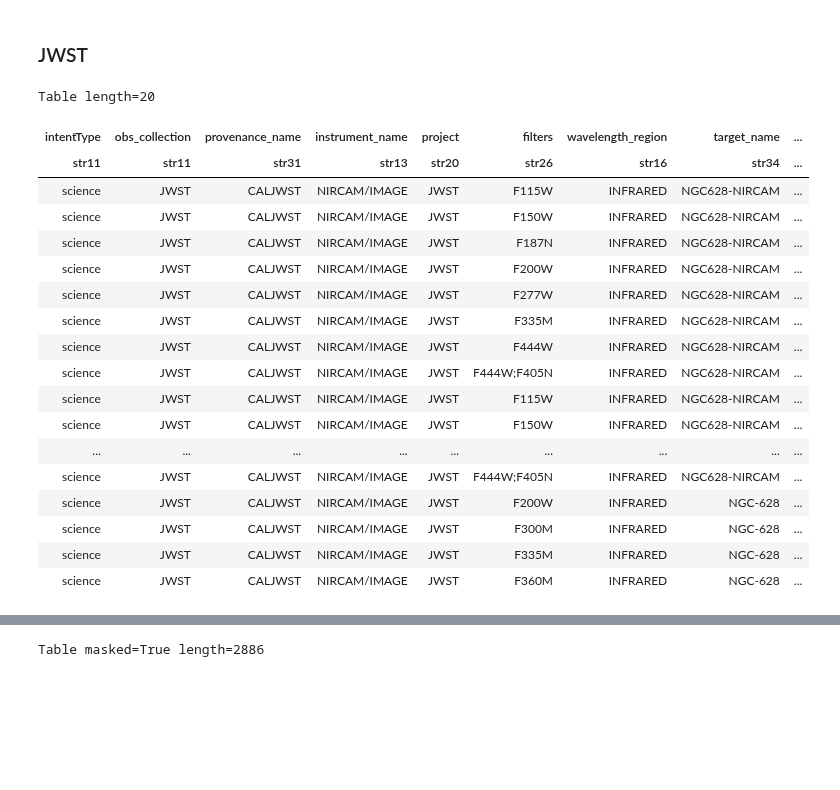
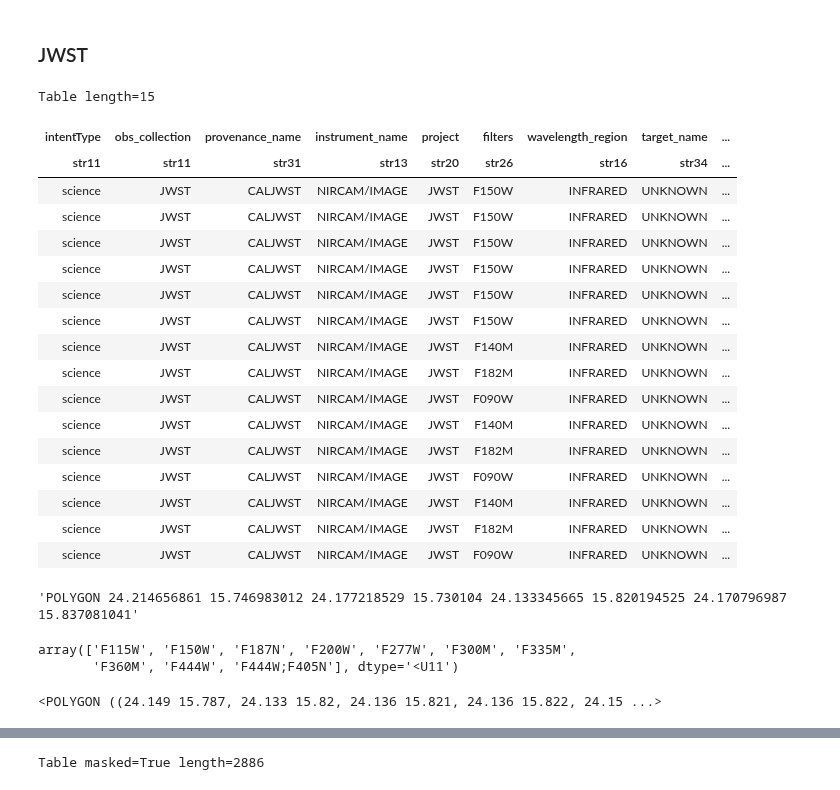
Before and after one commit to aswinsuresh24/jwst123, a Jupyter notebook: hst_download.ipynb, the cells around one changed output, grey strips where cells are left out. Cells and saved outputs as stored; diff of their text form; code cells hidden in the pictures; blank space fills up the shorter version.

```diff
--- a/hst_download.ipynb
+++ b/hst_download.ipynb
@@ -426,7 +426,7 @@ ra, dec = 24.174049, 15.78346
 #long wavelength image for gaia test
 # ra, dec = 288.180264431434, -2.33687287711816
 coord = SkyCoord(ra, dec, frame='icrs', unit='deg')
-radius = 3*u.arcmin
+radius = 5*u.arcmin
 # %%
 obsTable = Observations.query_region(coord, radius=radius)
 # %%
@@ -447,24 +447,27 @@ masks.append([i.upper()!='CALIBRATION' for i in obsTable['intentType']])
 mask = [all(l) for l in list(map(list, zip(*masks)))]
 obsTable_webb = obsTable[mask]
 # %%
-obsTable_webb
+obsTable_webb[65:80]
 # %% [output]
-Table length=20
+Table length=15
 | intentType | obs_collection | provenance_name | instrument_name | project | filters | wavelength_region | target_name | ... |
 | str11 | str11 | str31 | str13 | str20 | str26 | str16 | str34 | ... |
-| science | JWST | CALJWST | NIRCAM/IMAGE | JWST | F115W | INFRARED | NGC628-NIRCAM | ... |
-| science | JWST | CALJWST | NIRCAM/IMAGE | JWST | F150W | INFRARED | NGC628-NIRCAM | ... |
-| science | JWST | CALJWST | NIRCAM/IMAGE | JWST | F187N | INFRARED | NGC628-NIRCAM | ... |
-| science | JWST | CALJWST | NIRCAM/IMAGE | JWST | F200W | INFRARED | NGC628-NIRCAM | ... |
-| science | JWST | CALJWST | NIRCAM/IMAGE | JWST | F277W | INFRARED | NGC628-NIRCAM | ... |
-| science | JWST | CALJWST | NIRCAM/IMAGE | JWST | F335M | INFRARED | NGC628-NIRCAM | ... |
-| science | JWST | CALJWST | NIRCAM/IMAGE | JWST | F444W | INFRARED | NGC628-NIRCAM | ... |
-| science | JWST | CALJWST | NIRCAM/IMAGE | JWST | F444W;F405N | INFRARED | NGC628-NIRCAM | ... |
-| science | JWST | CALJWST | NIRCAM/IMAGE | JWST | F115W | INFRARED | NGC628-NIRCAM | ... |
-| science | JWST | CALJWST | NIRCAM/IMAGE | JWST | F150W | INFRARED | NGC628-NIRCAM | ... |
-| ... | ... | ... | ... | ... | ... | ... | ... | ... |
-| science | JWST | CALJWST | NIRCAM/IMAGE | JWST | F444W;F405N | INFRARED | NGC628-NIRCAM | ... |
-| science | JWST | CALJWST | NIRCAM/IMAGE | JWST | F200W | INFRARED | NGC-628 | ... |
-| science | JWST | CALJWST | NIRCAM/IMAGE | JWST | F300M | INFRARED | NGC-628 | ... |
-| science | JWST | CALJWST | NIRCAM/IMAGE | JWST | F335M | INFRARED | NGC-628 | ... |
-| science | JWST | CALJWST | NIRCAM/IMAGE | JWST | F360M | INFRARED | NGC-628 | ... |
+| science | JWST | CALJWST | NIRCAM/IMAGE | JWST | F150W | INFRARED | UNKNOWN | ... |
+| science | JWST | CALJWST | NIRCAM/IMAGE | JWST | F150W | INFRARED | UNKNOWN | ... |
+| science | JWST | CALJWST | NIRCAM/IMAGE | JWST | F150W | INFRARED | UNKNOWN | ... |
+| science | JWST | CALJWST | NIRCAM/IMAGE | JWST | F150W | INFRARED | UNKNOWN | ... |
+| science | JWST | CALJWST | NIRCAM/IMAGE | JWST | F150W | INFRARED | UNKNOWN | ... |
+| science | JWST | CALJWST | NIRCAM/IMAGE | JWST | F150W | INFRARED | UNKNOWN | ... |
+| science | JWST | CALJWST | NIRCAM/IMAGE | JWST | F140M | INFRARED | UNKNOWN | ... |
+| science | JWST | CALJWST | NIRCAM/IMAGE | JWST | F182M | INFRARED | UNKNOWN | ... |
+| science | JWST | CALJWST | NIRCAM/IMAGE | JWST | F090W | INFRARED | UNKNOWN | ... |
+| science | JWST | CALJWST | NIRCAM/IMAGE | JWST | F140M | INFRARED | UNKNOWN | ... |
+| science | JWST | CALJWST | NIRCAM/IMAGE | JWST | F182M | INFRARED | UNKNOWN | ... |
+| science | JWST | CALJWST | NIRCAM/IMAGE | JWST | F090W | INFRARED | UNKNOWN | ... |
+| science | JWST | CALJWST | NIRCAM/IMAGE | JWST | F140M | INFRARED | UNKNOWN | ... |
+| science | JWST | CALJWST | NIRCAM/IMAGE | JWST | F182M | INFRARED | UNKNOWN | ... |
+| science | JWST | CALJWST | NIRCAM/IMAGE | JWST | F090W | INFRARED | UNKNOWN | ... |
+# %%
+obsTable_webb['s_region'][0]
+# %% [output]
+'POLYGON 24.214656861 15.746983012 24.177218529 15.730104 24.133345665 15.820194525 24.170796987 15.837081041'
@@ -470,0 +483,10 @@ Table length=20
+# %%
+np.unique(np.array(filt))
+# %% [output]
+array(['F115W', 'F150W', 'F187N', 'F200W', 'F277W', 'F300M', 'F335M',
+       'F360M', 'F444W', 'F444W;F405N'], dtype='<U11')
+# %%
+net_field = shapely.unary_union(pgons)
+net_field
+# %% [output]
+<POLYGON ((24.149 15.787, 24.133 15.82, 24.136 15.821, 24.136 15.822, 24.15 ...>
```
Also changed, not shown: parts of 6 cells of this notebook, 2 other files.
